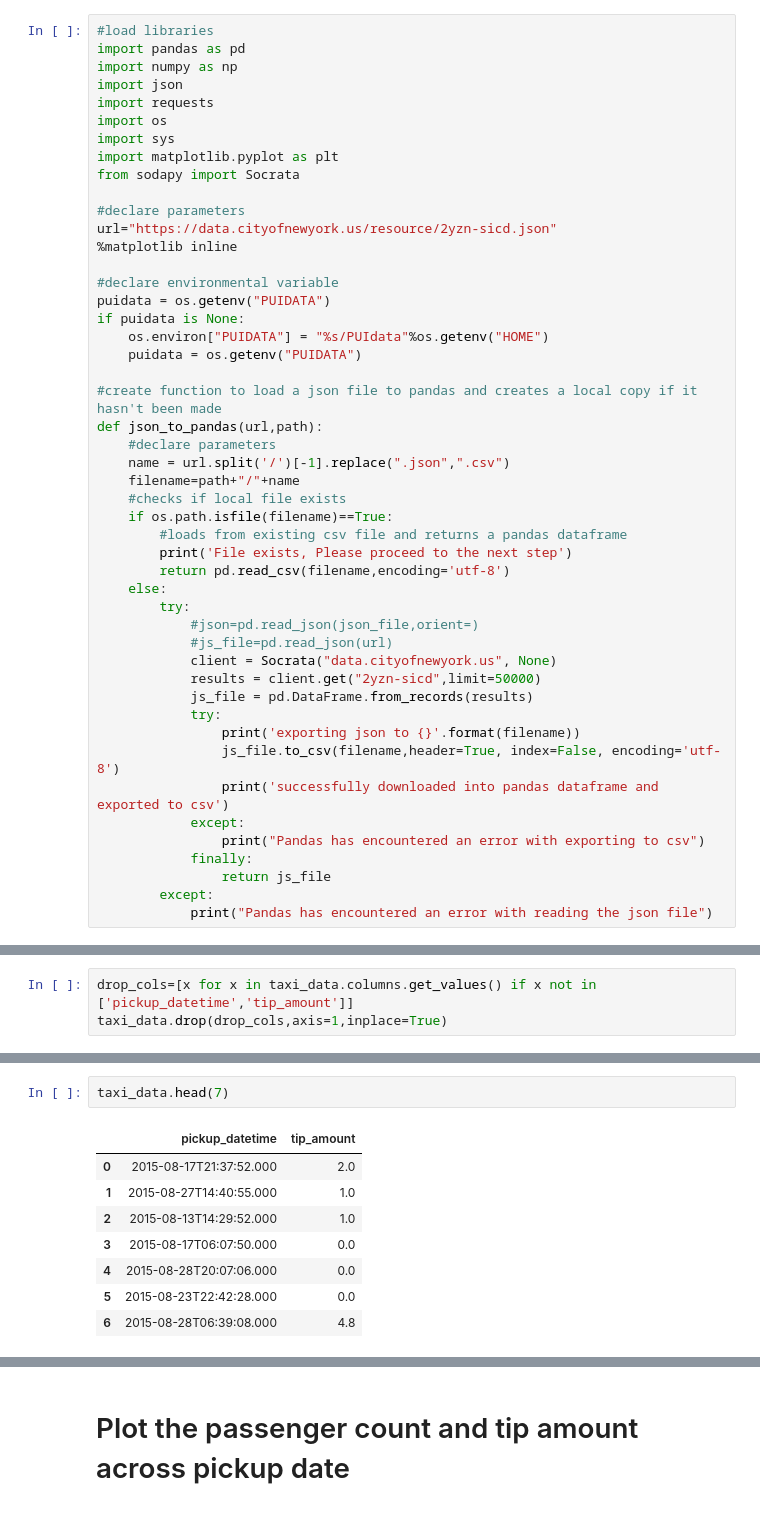
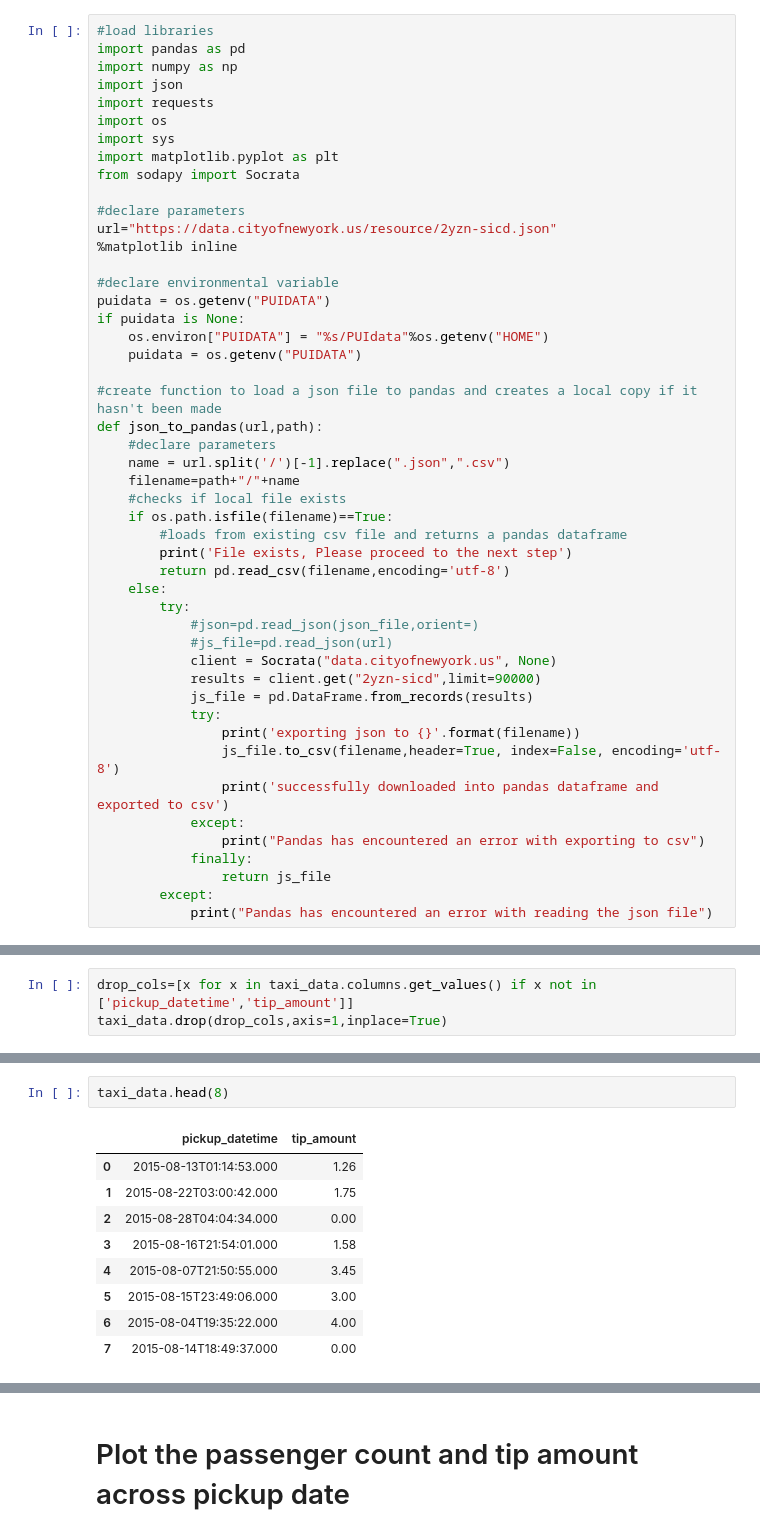
Before and after one commit to jinalklaulitz/PUI2018_msm796, a Jupyter notebook: HW3_msm796/Assignment 2.ipynb, the cells around one changed output, grey strips where cells are left out. Cells and saved outputs as stored; diff of their text form.

```diff
--- a/HW3_msm796/Assignment 2.ipynb
+++ b/HW3_msm796/Assignment 2.ipynb
@@ -36,7 +36,7 @@ def json_to_pandas(url,path):
             #json=pd.read_json(json_file,orient=)
             #js_file=pd.read_json(url)
             client = Socrata("data.cityofnewyork.us", None)
-            results = client.get("2yzn-sicd",limit=50000)
+            results = client.get("2yzn-sicd",limit=90000)
             js_file = pd.DataFrame.from_records(results)
             try:
                 print('exporting json to {}'.format(filename))
@@ -84,12 +84,13 @@ taxi_data.drop(drop_cols,axis=1,inplace=True)
 # %%
-taxi_data.head(7)
+taxi_data.head(8)
 # %% [output]
 |  | pickup_datetime | tip_amount |
-| 0 | 2015-08-17T21:37:52.000 | 2.0 |
-| 1 | 2015-08-27T14:40:55.000 | 1.0 |
-| 2 | 2015-08-13T14:29:52.000 | 1.0 |
-| 3 | 2015-08-17T06:07:50.000 | 0.0 |
-| 4 | 2015-08-28T20:07:06.000 | 0.0 |
-| 5 | 2015-08-23T22:42:28.000 | 0.0 |
-| 6 | 2015-08-28T06:39:08.000 | 4.8 |
+| 0 | 2015-08-13T01:14:53.000 | 1.26 |
+| 1 | 2015-08-22T03:00:42.000 | 1.75 |
+| 2 | 2015-08-28T04:04:34.000 | 0.00 |
+| 3 | 2015-08-16T21:54:01.000 | 1.58 |
+| 4 | 2015-08-07T21:50:55.000 | 3.45 |
+| 5 | 2015-08-15T23:49:06.000 | 3.00 |
+| 6 | 2015-08-04T19:35:22.000 | 4.00 |
+| 7 | 2015-08-14T18:49:37.000 | 0.00 |
 # %%
```
Also changed, not shown: parts of 8 cells of this notebook, 1 other file.
